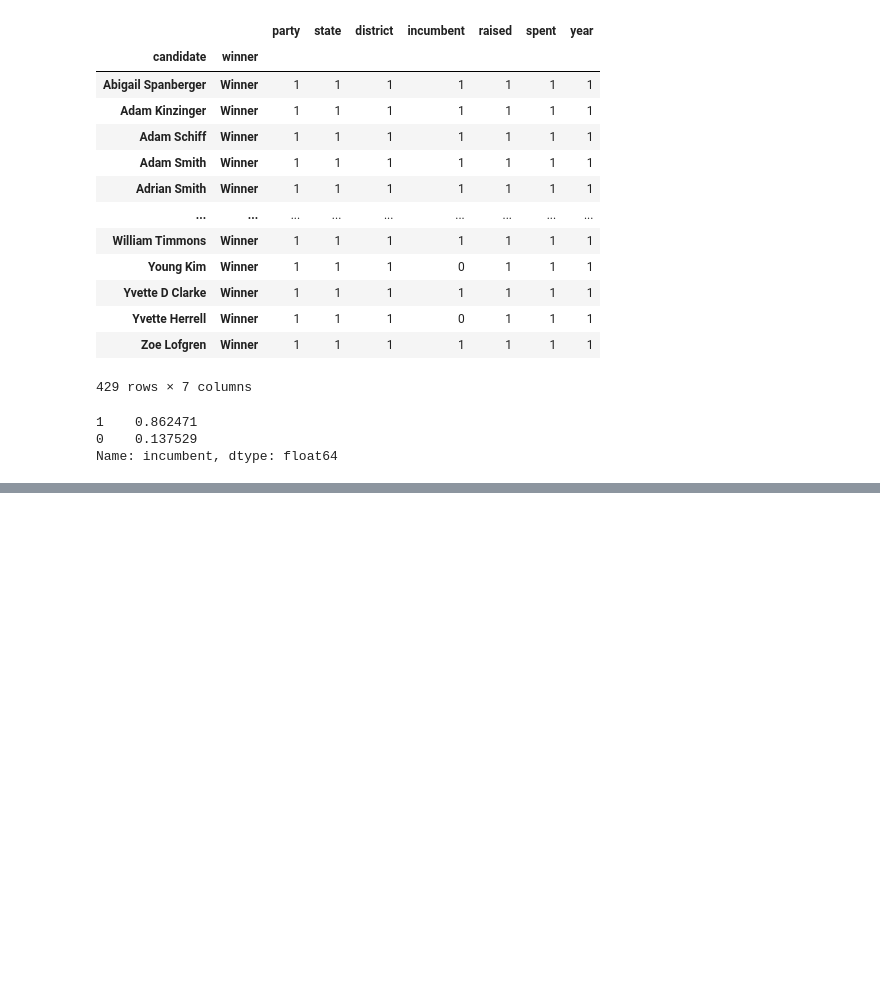
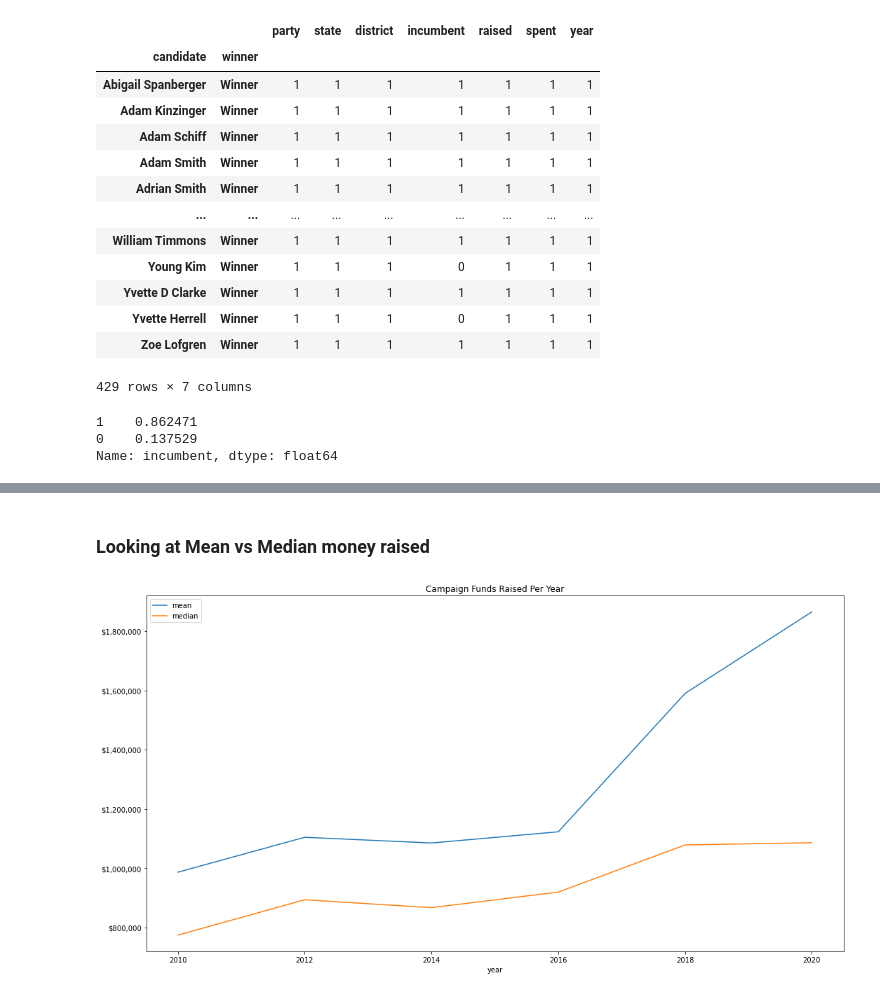
Before and after one commit to nss-data-science-cohort-5/webscraping_open_secrets-orange-oscelots_project-3, a Jupyter notebook: notebooks/chris_mulvey_analysis.ipynb, the cells around one changed output, grey strips where cells are left out. Drawn from its saved outputs; the diff is of its cells as text; code cells hidden in the pictures; blank space fills up the shorter version.

Commit message:
built visualizations for presentation

```diff
--- a/notebooks/chris_mulvey_analysis.ipynb
+++ b/notebooks/chris_mulvey_analysis.ipynb
@@ -76,3 +68,22 @@ all_years = all_years.append(pd.read_csv('../data/reps_2016.csv'))
 all_years = all_years.append(pd.read_csv('../data/reps_2018.csv'))
 # %%
 all_years = all_years.append(pd.read_csv('../data/reps_2020.csv'))
+# %% [markdown]
+### Looking at Mean vs Median money raised
+# %%
+fig, ax = plt.subplots(1, 1, figsize=(15, 8))
+
+all_years.groupby('year').mean('raised')['raised'].plot(label = 'mean', ax = ax)
+
+all_years.groupby('year').median('raised')['raised'].plot(label = 'median', ax = ax)
+
+plt.title('Campaign Funds Raised Per Year')
+
+plt.legend()
+
+plt.ticklabel_format(style='plain')
+fmt = '${x:,.0f}'
+tick = mtick.StrMethodFormatter(fmt)
+ax.yaxis.set_major_formatter(tick);
+# %% [output]
+[figure, added]
```
Also changed, not shown: parts of 24 cells of this notebook, 1 other file.
